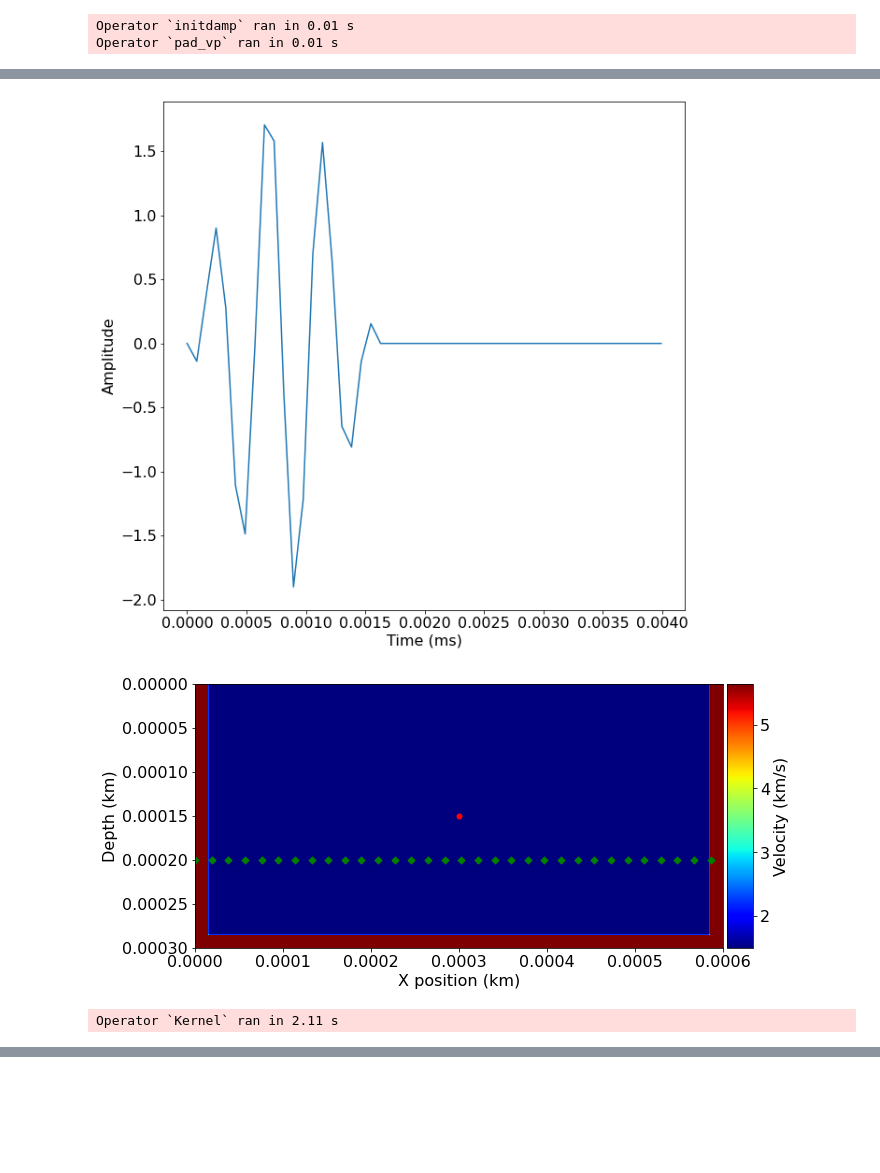
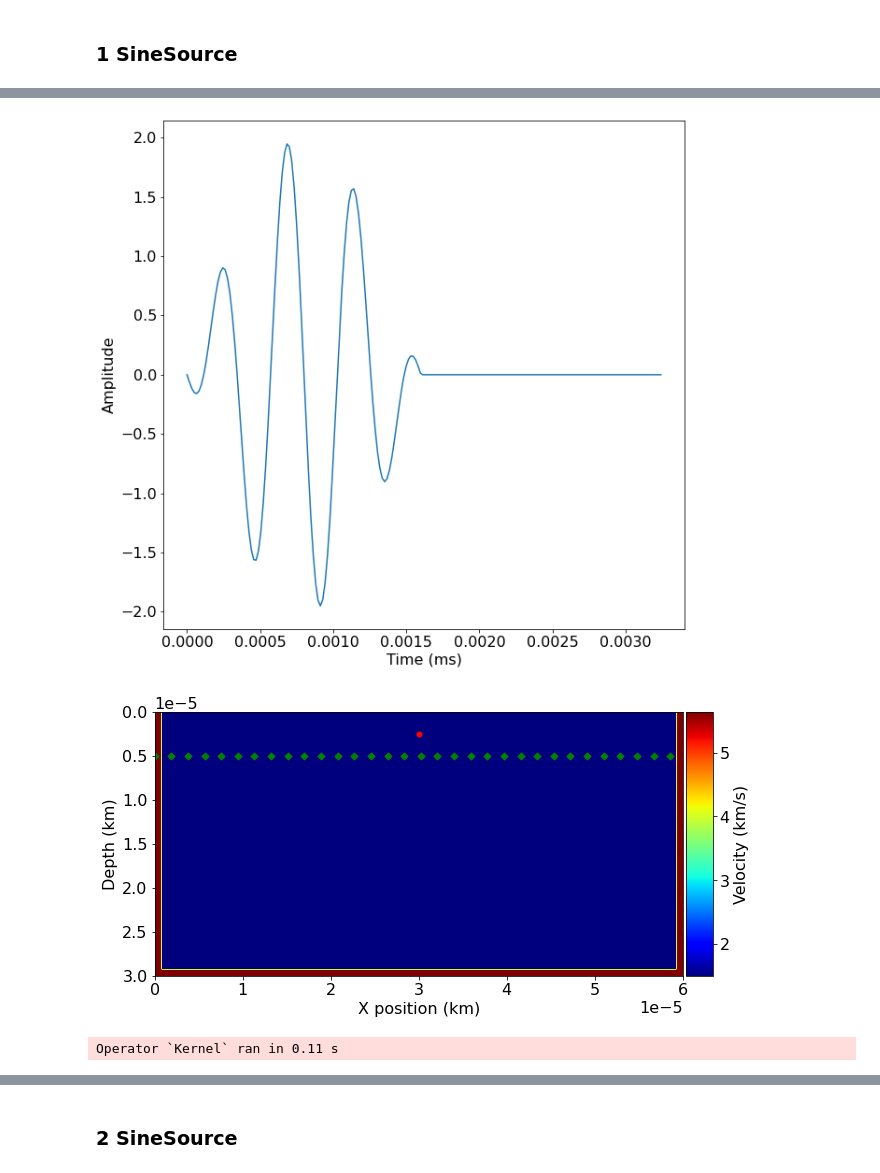
Before and after one commit to bgd54/sonar-FWI, a Jupyter notebook: water_tank/waveform.ipynb, the cells around one changed output, grey strips where cells are left out. Saved outputs shown, nothing was run; the diff lists cells and outputs as text; code cells hidden in the pictures; blank space fills up the shorter version.

```diff
--- a/water_tank/waveform.ipynb
+++ b/water_tank/waveform.ipynb
@@ -128,13 +17,13 @@ Operator `Kernel` ran in 192.13 s
 # %%
-nx = 801
-nz = 401
+nx = 401
+nz = 201
 nb = 10
 shape = (nx, nz)
-spacing = (.00075, .00075) #60x30 cm
+spacing = (.00015, .00015) #60x30 cm
 origin = (0., 0.)
 v_water = 1.5 # v in distilled water 1496.7 m/s
 v_glass = 5.64 # v in glass 5640 m/s
-glass =  int((1.5 / spacing[0]) / 100) # 1.5 cm
+glass = 5
 # Define a velocity profile. The velocity is in km/s
 v = np.empty(shape, dtype=np.float32)
 v[:, :] = v_water
@@ -147,7 +36,7 @@ model = Model(vp=v, origin=origin, shape=shape, spacing=spacing,
 
 # Set time range, source, source coordinates and receiver coordinates
 t0 = 0.  # Simulation starts a t=0
-tn = .25  # Simulation lasts tn milliseconds
+tn = .02  # Simulation lasts tn milliseconds
 dt = model.critical_dt # Time step from model grid spacing
 time_range = TimeAxis(start=t0, stop=tn, step=dt)
 nt = time_range.num  # number of time steps
@@ -227,15 +141,10 @@ Operator `Kernel` ran in 2.37 s
+# %% [markdown]
+### 1 SineSource
 # %%
-# Set time range, source, source coordinates and receiver coordinates
-t0 = 0.  # Simulation starts a t=0
-tn = .25  # Simulation lasts tn milliseconds
-dt = model.critical_dt # Time step from model grid spacing
-time_range = TimeAxis(start=t0, stop=tn, step=dt)
-nt = time_range.num  # number of time steps
-
 f0 = 5000  # Source peak frequency is 5 MHz (5000 kHz)
 ns = 1; # number of sources
 nr = 128; # number of receivers
-depth = .15
+depth = .0025
 wavelength = v_water / f0
 # width = wavelength # 3 cm is the widht of the sources
 source_distance = 500 * wavelength
@@ -249,7 +158,7 @@ src = SineSource(name='src', grid=model.grid, f0=f0,
 
 src.show()
 plt.figure()
-plt.plot(src.time_values[0:50], src.data[:50,0])
+plt.plot(src.time_values[0:200], src.data[:200,0])
 plt.xlabel('Time (ms)')
 plt.ylabel('Amplitude')
 plt.tick_params()
@@ -262,7 +171,7 @@ rec = Receiver(name='rec', grid=model.grid,npoint=nr,
                time_range=time_range)
 
 rec.coordinates.data[:, 0] = np.linspace(0, model.domain_size[0], num=nr)
-rec.coordinates.data[:, 1] = .2
+rec.coordinates.data[:, 1] = .005
 
 plot_velocity(model, source=src.coordinates.data,
               receiver=rec.coordinates.data[::4, :])
@@ -282,12 +191,17 @@ op(time=nt - 2, dt=model.critical_dt)
 plot_shotrecord(rec.data, model, t0, tn)
 
 plt.figure()
-plt.plot(src.time_values,rec.data[:,64])
-plt.plot(src.time_values,rec.data[:,32])
+plt.plot(src.time_values[:1600],rec.data[:1600,64])
+plt.plot(src.time_values[:1600],rec.data[:1600,32])
 plt.xlabel('Time (ms)')
 plt.ylabel('Amplitude')
 plt.tick_params()
 plt.show()
+
+plt.figure()
+plt.plot(np.max(np.abs(rec.data[0:1600,:]), axis=0)/np.max(rec.data[0:1600,64]))
+plt.xlabel('Receivers')
+plt.ylabel('Attenuation')
+plt.tick_params()
+plt.show()
 # %% [output]
-Operator `initdamp` ran in 0.01 s
-Operator `pad_vp` ran in 0.01 s
@@ -295,3 +209,3 @@ Operator `pad_vp` ran in 0.01 s
-[figure, old version]
+[figure, new version]
-[figure, old version]
+[figure, new version]
-Operator `Kernel` ran in 2.11 s
+Operator `Kernel` ran in 0.11 s
@@ -300,3 +215,5 @@ Operator `Kernel` ran in 2.11 s
+# %% [markdown]
+### 2 SineSource
 # %%
 f0 = 5000  # Source peak frequency is 5 MHz (5000 kHz)
 ns = 2; # number of sources
```
Also changed, not shown: parts of 17 cells of this notebook.
